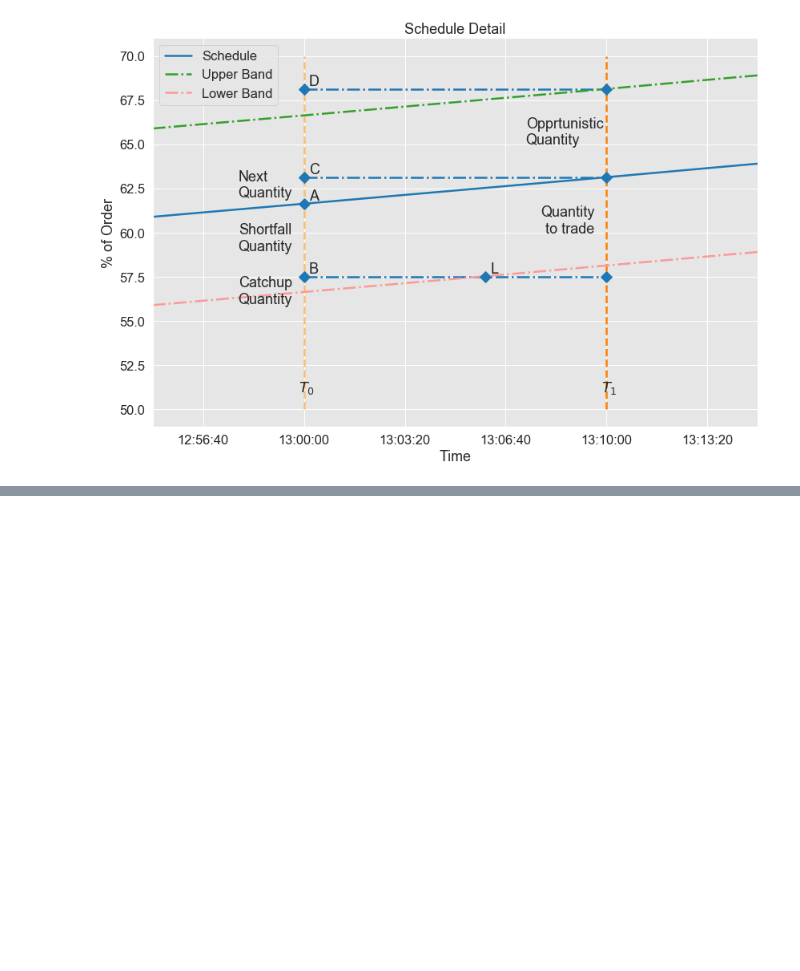
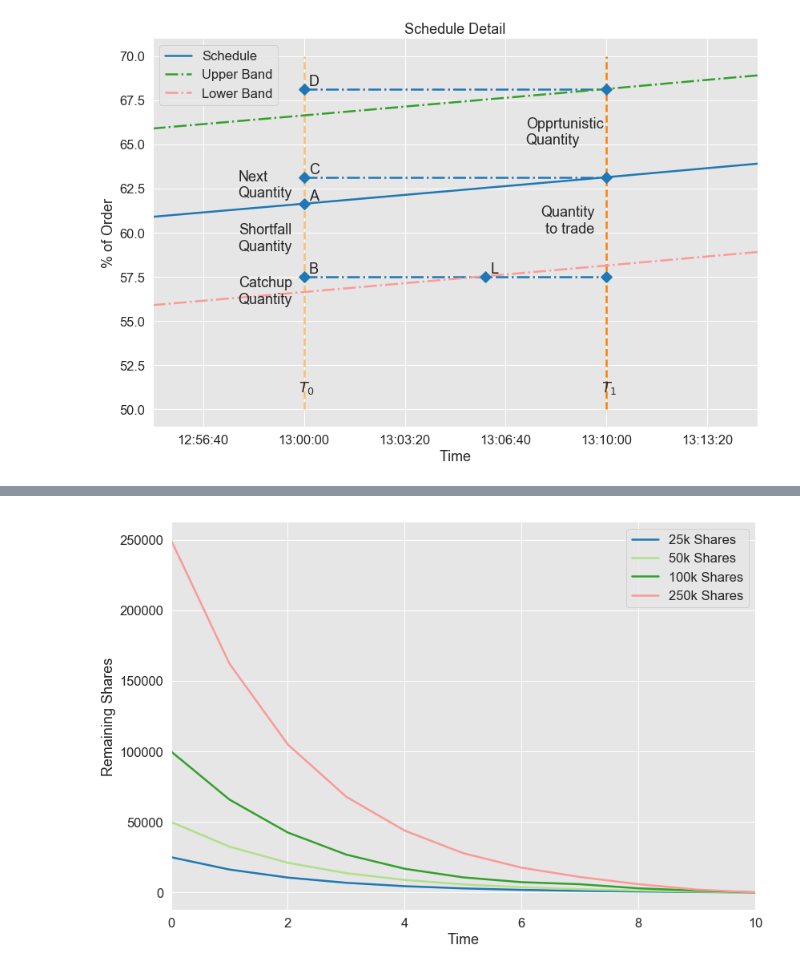
Before and after one commit to FinTrek/algo_trading_book, a Jupyter notebook: notebooks/Execution_Strategies.ipynb, the cells around one changed output, grey strips where cells are left out. Drawn from its saved outputs; the diff is of its cells as text; code cells hidden in the pictures; blank space fills up the shorter version.

```diff
--- a/notebooks/Execution_Strategies.ipynb
+++ b/notebooks/Execution_Strategies.ipynb
@@ -354,0 +394,38 @@ p1
+# %%
+_tau = 0.5
+_gamma = 2.5*10**(-7)
+_eta = 2.5*10**(-6)
+_eps = 0.0625
+
+n_bins = 10
+orders = [25000,50000,100000,250000]
+adv = 1000000
+sigma = 0.3*np.ones(n_bins)
+ap = 100
+v_prof = np.ones(n_bins) * adv/n_bins
+
+
+risk_aversion = 2*10e-6
+ag_solutions = []
+
+for order in orders:
+        ag_solution = almgren_chriss.efficient_frontier(X=order, risk=risk_aversion, nb_T=n_bins, s0=ap ,
+                                                v = v_prof,sigma=sigma, benchmark='IS',tau=_tau,
+                                                gamma=_gamma,eta=_eta,eps=_eps,plot=False)
+        ag_solutions.append(ag_solution)
+# %%
+fig, ax = plt.subplots(figsize=(12,8))
+x = range(n_bins+1)
+colors = ['C1','C2','C3','C4']
+for i in range(4):
+    _ = ax.plot(x,np.array(ag_solutions[i][0]),color=colors[i])
+    _ = ax.set_xlabel('Time')
+    _ = ax.set_ylabel('Remaining Shares')
+    _ = ax.set_xlim((0,10))
+    _ = ax.legend(['25k Shares','50k Shares','100k Shares','250k Shares'])
+plt.tight_layout()
+sns.despine()
+plt.savefig('./book/chapters/chapter_exec_models/figures/opt_traj2.png', format='png', dpi=300)
+plt.show()
+# %% [output]
+[figure, added]
```
Also changed, not shown: parts of 7 cells of this notebook, 5 other files.
